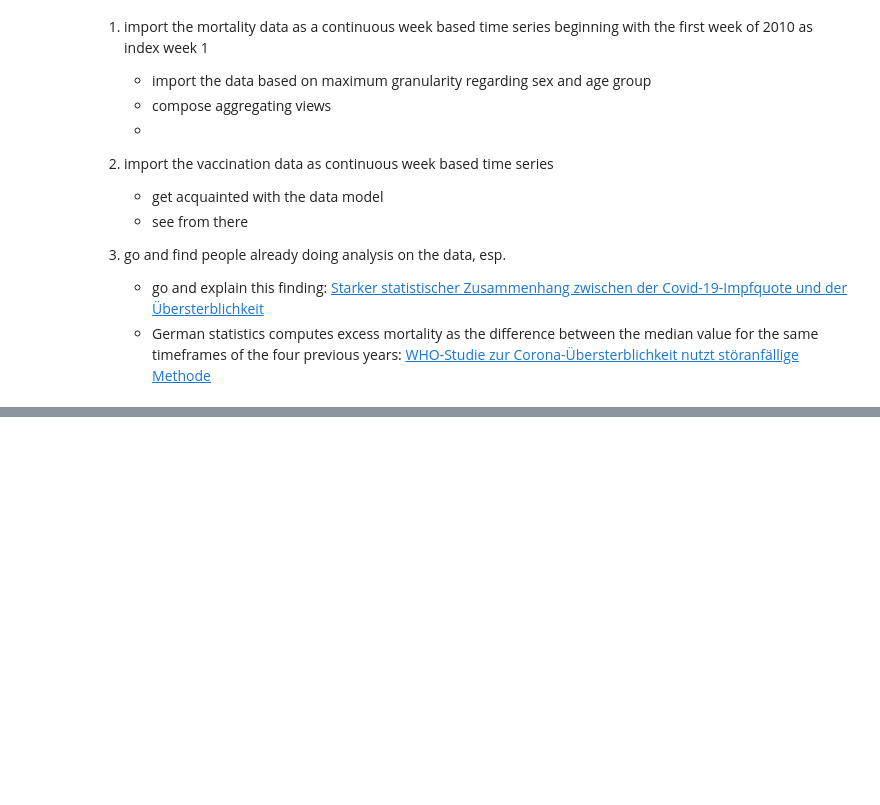
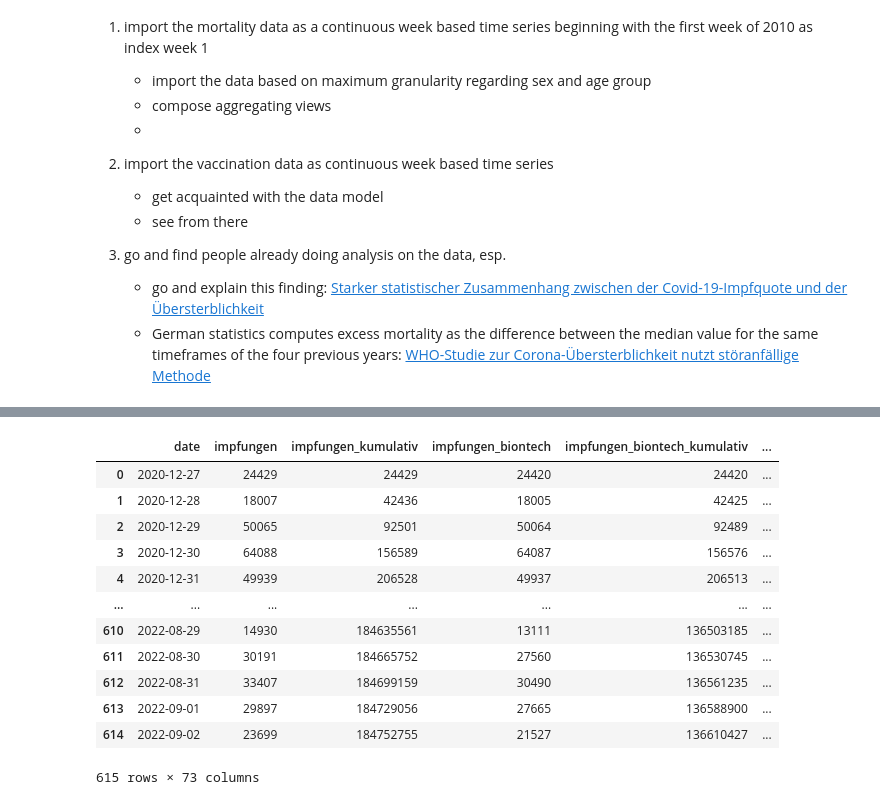
Before and after one commit to matthiasdaues/corona_mortality, a Jupyter notebook: notebooks/mortality_and_vaccination_against_covid.ipynb, the cells around one changed output, grey strips where cells are left out. Drawn from its saved outputs; the diff is of its cells as text; code cells hidden in the pictures; blank space fills up the shorter version.

```diff
--- a/notebooks/mortality_and_vaccination_against_covid.ipynb
+++ b/notebooks/mortality_and_vaccination_against_covid.ipynb
@@ -56,0 +88,19 @@ IndexError: positional indexers are out-of-bounds
+# %%
+# import vaccination data
+
+vaccinations = pd.read_csv('../data/vaccinations/germany_vaccinations_timeseries_v3.tsv', sep='\t')
+vaccinations
+# %% [output]
+|  | date | impfungen | impfungen_kumulativ | impfungen_biontech | impfungen_biontech_kumulativ | ... |
+| 0 | 2020-12-27 | 24429 | 24429 | 24420 | 24420 | ... |
+| 1 | 2020-12-28 | 18007 | 42436 | 18005 | 42425 | ... |
+| 2 | 2020-12-29 | 50065 | 92501 | 50064 | 92489 | ... |
+| 3 | 2020-12-30 | 64088 | 156589 | 64087 | 156576 | ... |
+| 4 | 2020-12-31 | 49939 | 206528 | 49937 | 206513 | ... |
+| ... | ... | ... | ... | ... | ... | ... |
+| 610 | 2022-08-29 | 14930 | 184635561 | 13111 | 136503185 | ... |
+| 611 | 2022-08-30 | 30191 | 184665752 | 27560 | 136530745 | ... |
+| 612 | 2022-08-31 | 33407 | 184699159 | 30490 | 136561235 | ... |
+| 613 | 2022-09-01 | 29897 | 184729056 | 27665 | 136588900 | ... |
+| 614 | 2022-09-02 | 23699 | 184752755 | 21527 | 136610427 | ... |
+615 rows × 73 columns
```
Also changed, not shown: parts of 6 cells of this notebook.
